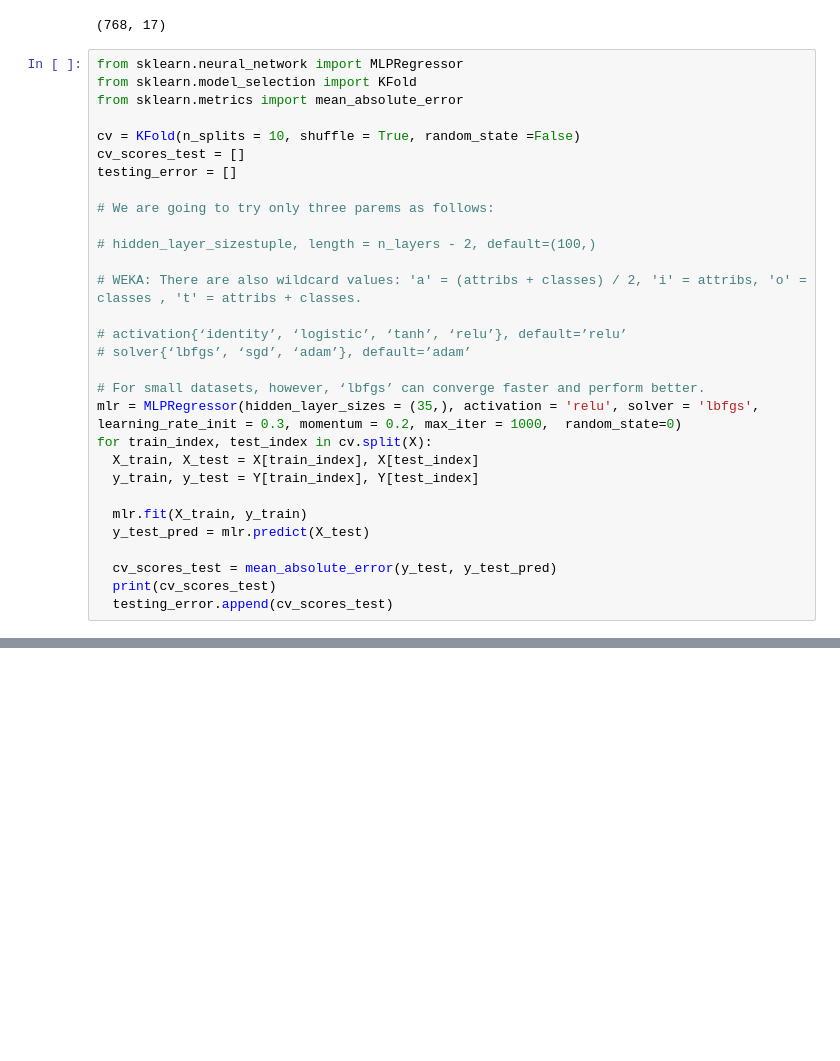
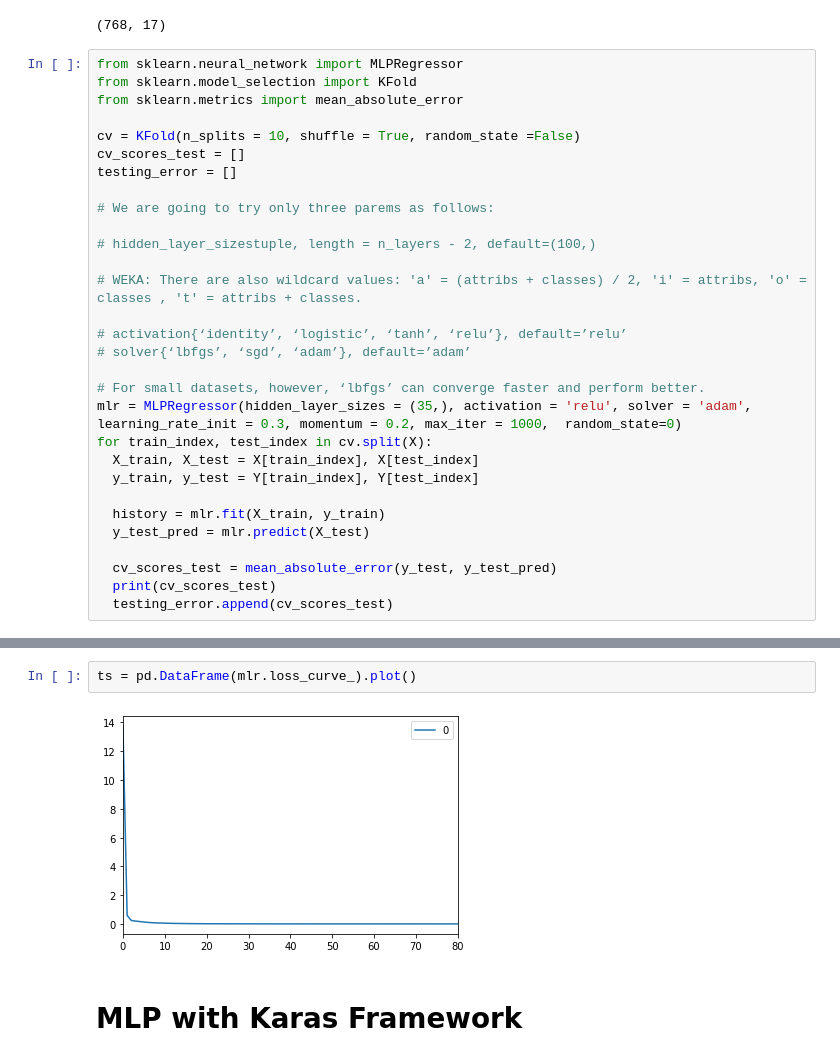
Before and after one commit to preenet/961733-EnergyDataAnalytics, a Jupyter notebook: 9717333_Week_10_1.ipynb, the cells around one changed output, grey strips where cells are left out. Drawn from its saved outputs; the diff is of its cells as text; blank space fills up the shorter version.

```diff
--- a/9717333_Week_10_1.ipynb
+++ b/9717333_Week_10_1.ipynb
@@ -95,12 +96,12 @@ testing_error = []
 # solver{‘lbfgs’, ‘sgd’, ‘adam’}, default=’adam’
 
 # For small datasets, however, ‘lbfgs’ can converge faster and perform better.
-mlr = MLPRegressor(hidden_layer_sizes = (35,), activation = 'relu', solver = 'lbfgs', learning_rate_init = 0.3, momentum = 0.2, max_iter = 1000,  random_state=0)
+mlr = MLPRegressor(hidden_layer_sizes = (35,), activation = 'relu', solver = 'adam', learning_rate_init = 0.3, momentum = 0.2, max_iter = 1000,  random_state=0)
 for train_index, test_index in cv.split(X):
   X_train, X_test = X[train_index], X[test_index]
   y_train, y_test = Y[train_index], Y[test_index]
 
-  mlr.fit(X_train, y_train)
+  history = mlr.fit(X_train, y_train)
   y_test_pred = mlr.predict(X_test)
 
   cv_scores_test = mean_absolute_error(y_test, y_test_pred)
@@ -150,0 +158,6 @@ crosss validation MAE. is: 0.03632542722145618
+# %%
+ts = pd.DataFrame(mlr.loss_curve_).plot()
+# %% [output]
+[figure, added]
+# %% [markdown]
+# MLP with Karas Framework
```
Also changed, not shown: parts of 9 cells of this notebook.
